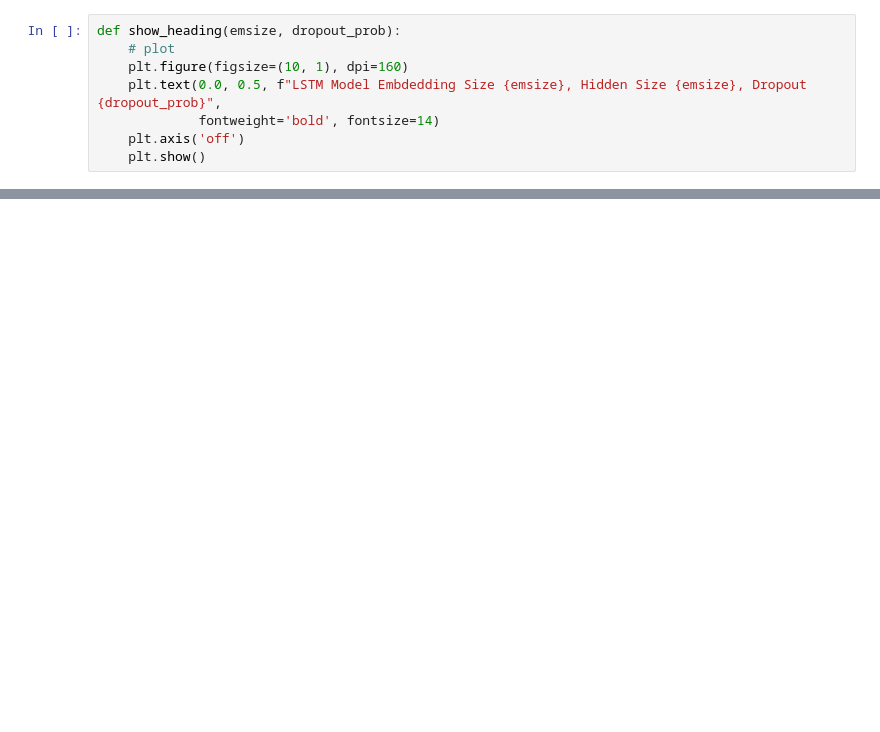
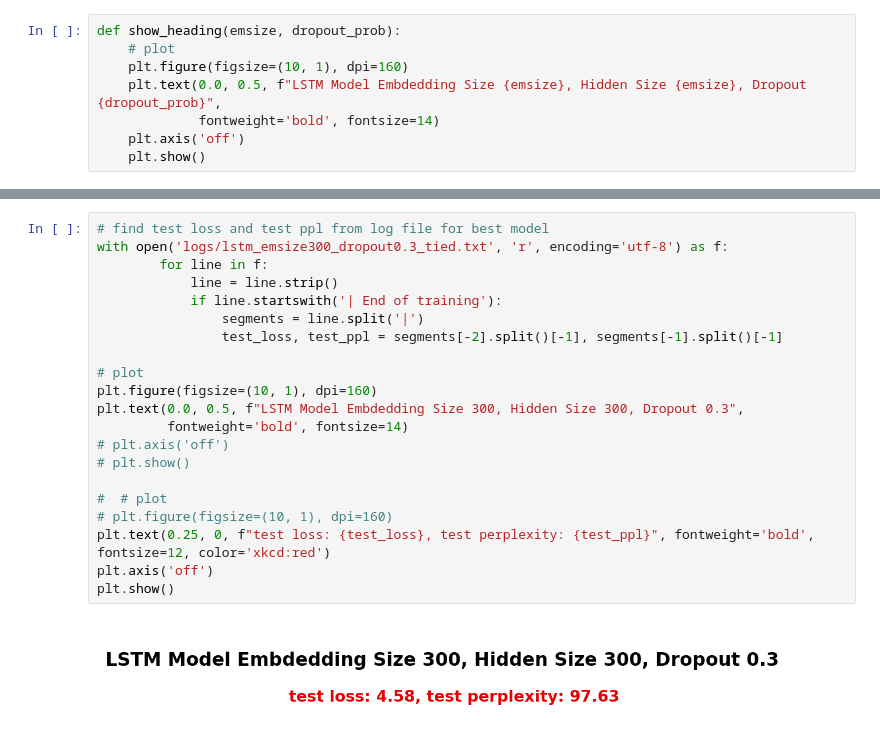
Before and after one commit to avinashjairam/Exploring-Neural-Networks, a Jupyter notebook: Final Project/language_model/results_training.ipynb, the cells around one changed output, grey strips where cells are left out. Cells and saved outputs as stored; diff of their text form; blank space fills up the shorter version.

```diff
--- a/Final Project/language_model/results_training.ipynb
+++ b/Final Project/language_model/results_training.ipynb
@@ -119,0 +128,23 @@ multibar(dropout_probs=[0.2, 0.3, 0.4, 0.5, 0.6, 0.7, 0.8])
+# %%
+# find test loss and test ppl from log file for best model
+with open('logs/lstm_emsize300_dropout0.3_tied.txt', 'r', encoding='utf-8') as f:
+        for line in f:
+            line = line.strip()
+            if line.startswith('| End of training'):
+                segments = line.split('|')
+                test_loss, test_ppl = segments[-2].split()[-1], segments[-1].split()[-1]
+
+# plot
+plt.figure(figsize=(10, 1), dpi=160)
+plt.text(0.0, 0.5, f"LSTM Model Embdedding Size 300, Hidden Size 300, Dropout 0.3",
+         fontweight='bold', fontsize=14)
+# plt.axis('off')
+# plt.show()
+
+#  # plot
+# plt.figure(figsize=(10, 1), dpi=160)
+plt.text(0.25, 0, f"test loss: {test_loss}, test perplexity: {test_ppl}", fontweight='bold', fontsize=12, color='xkcd:red')
+plt.axis('off')
+plt.show()
+# %% [output]
+[figure, added]
```
Also changed, not shown: parts of 5 cells of this notebook.
